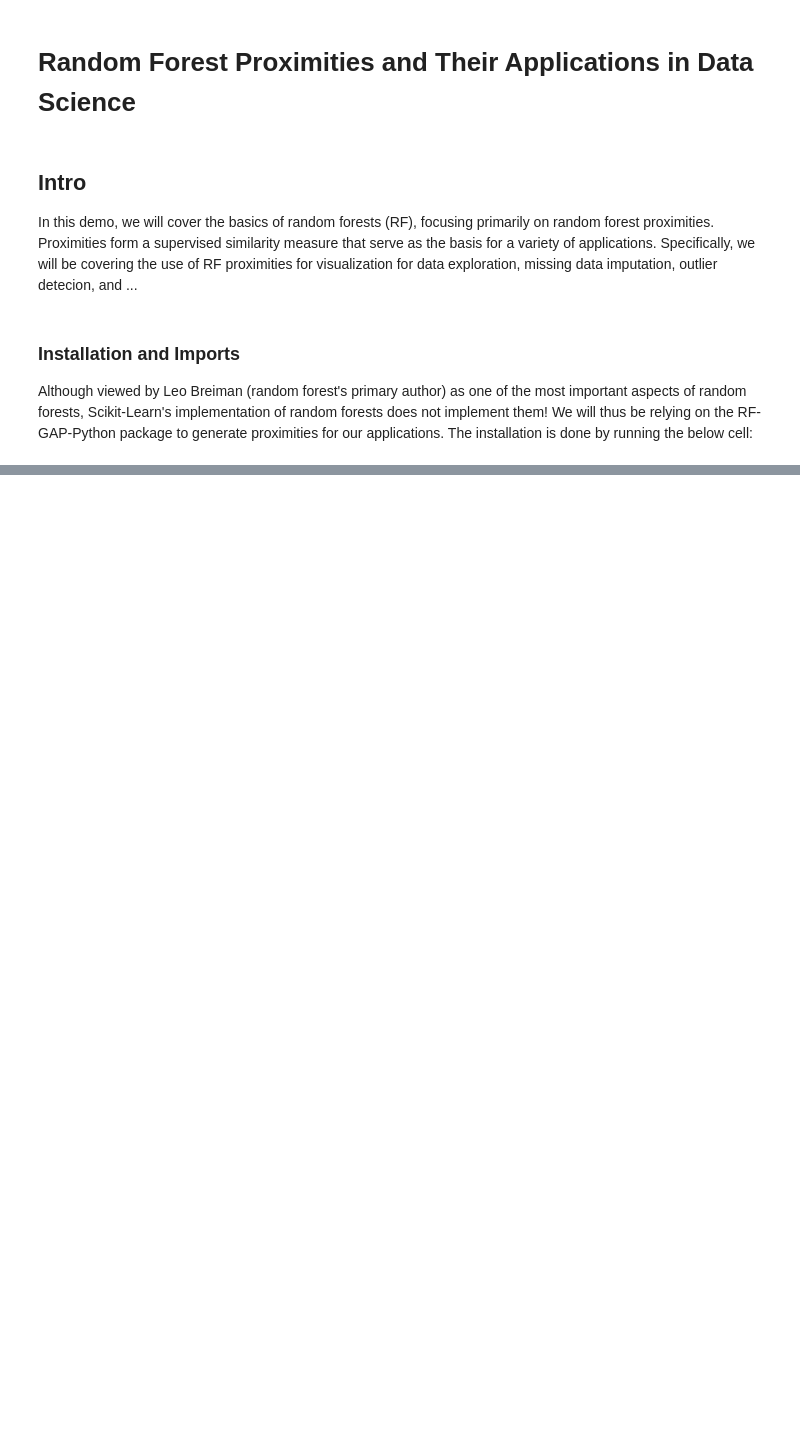
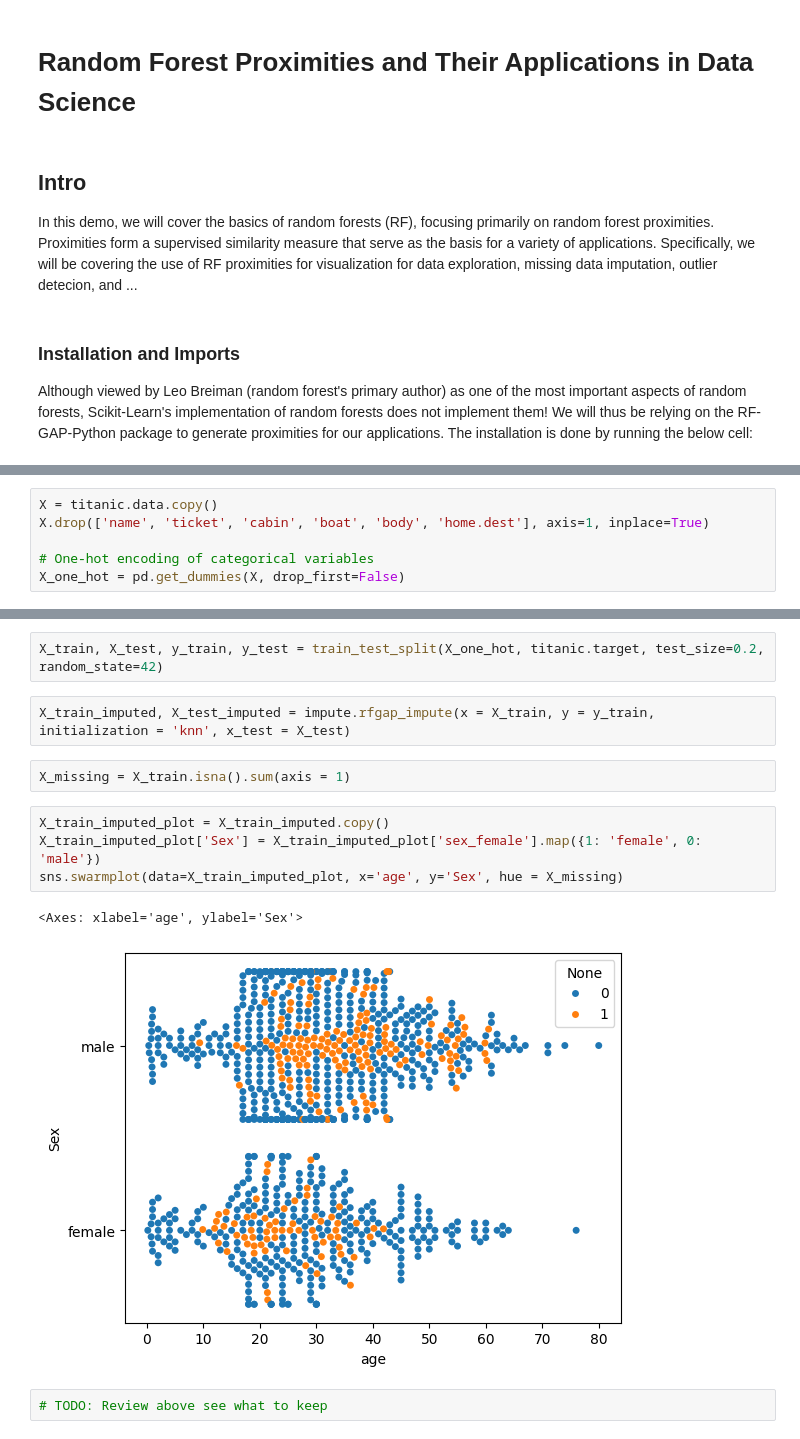
Before and after one commit to rhodes-byu/RF-Proximities-Workshop, a Jupyter notebook: demo.ipynb, the cells around one changed output, grey strips where cells are left out. Cells and saved outputs as stored; diff of their text form; blank space fills up the shorter version.

```diff
--- a/demo.ipynb
+++ b/demo.ipynb
@@ -38,0 +83,6 @@ WARNING: Skipping C:\Users\rhodes8\AppData\Local\miniconda3\Lib\site-packages\nu
+# %%
+X = titanic.data.copy()
+X.drop(['name', 'ticket', 'cabin', 'boat', 'body', 'home.dest'], axis=1, inplace=True)
+
+# One-hot encoding of categorical variables
+X_one_hot = pd.get_dummies(X, drop_first=False)
@@ -38,0 +140,15 @@ WARNING: Skipping C:\Users\rhodes8\AppData\Local\miniconda3\Lib\site-packages\nu
+# %%
+X_train, X_test, y_train, y_test = train_test_split(X_one_hot, titanic.target, test_size=0.2, random_state=42)
+# %%
+X_train_imputed, X_test_imputed = impute.rfgap_impute(x = X_train, y = y_train, initialization = 'knn', x_test = X_test)
+# %%
+X_missing = X_train.isna().sum(axis = 1)
+# %%
+X_train_imputed_plot = X_train_imputed.copy()
+X_train_imputed_plot['Sex'] = X_train_imputed_plot['sex_female'].map({1: 'female', 0: 'male'})
+sns.swarmplot(data=X_train_imputed_plot, x='age', y='Sex', hue = X_missing)
+# %% [output]
+<Axes: xlabel='age', ylabel='Sex'>
+[figure, added]
+# %%
+# TODO: Review above see what to keep
```
Also changed, not shown: parts of 13 cells of this notebook.
